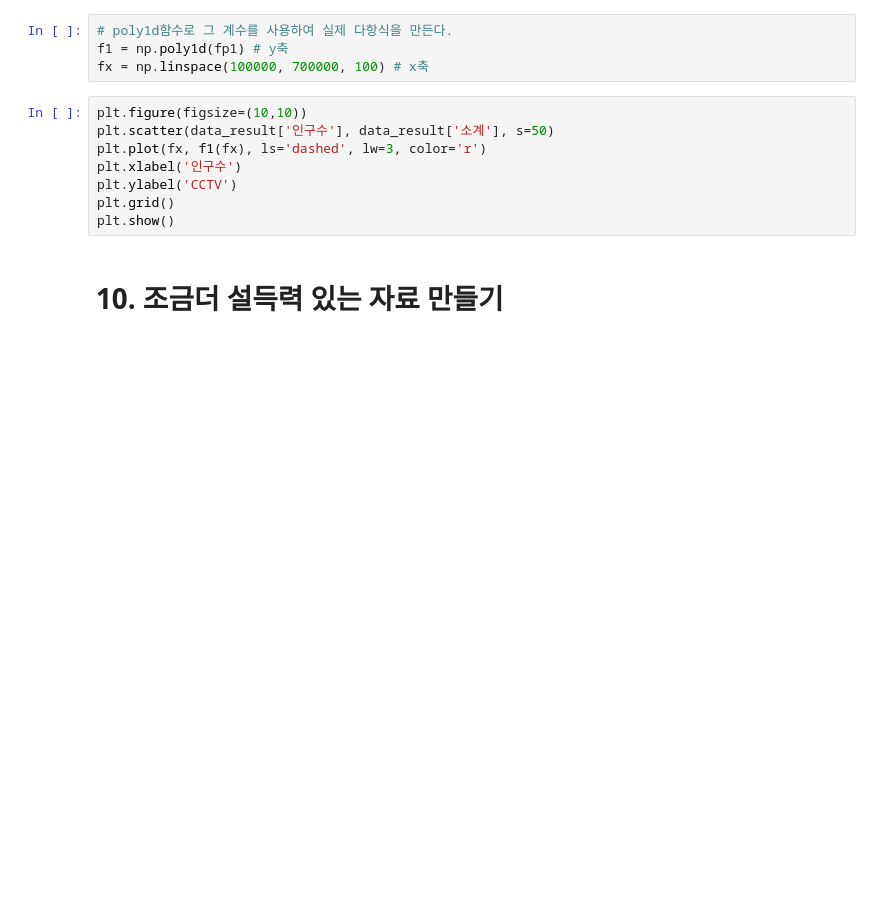
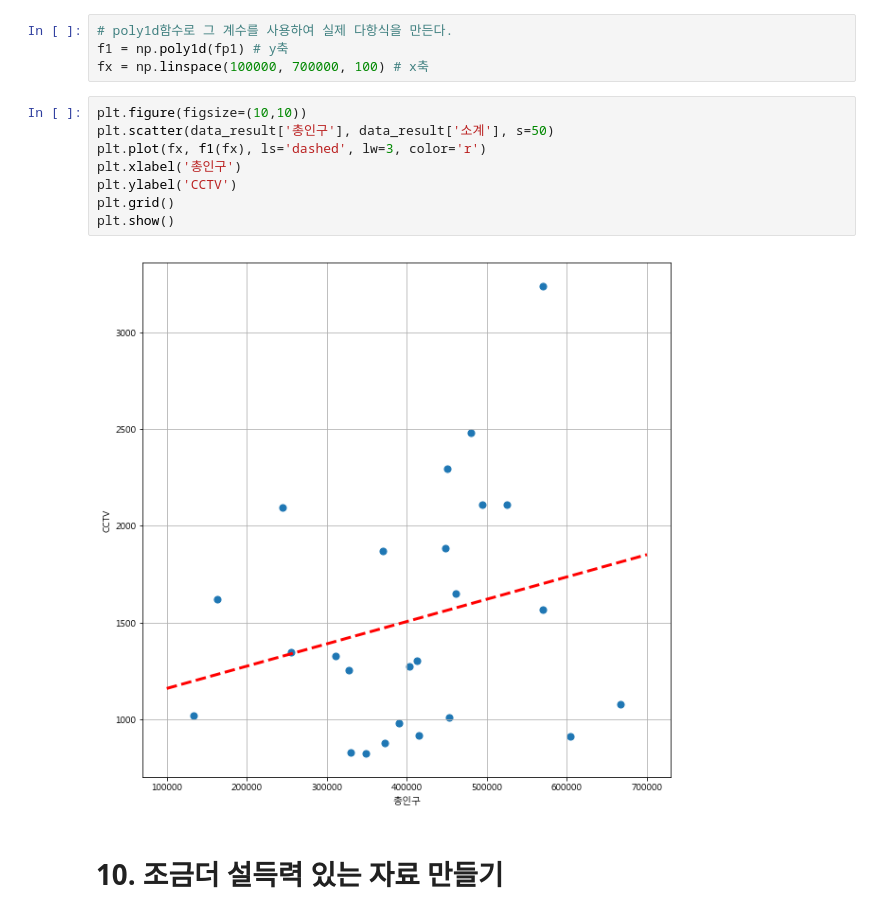
Before and after one commit to haewookjeong/MgtDatabase2018, a Jupyter notebook: 데이터분석1/데이터분석1_서울시 구별 CCTV 현황분석_Students.ipynb, the cells around one changed output. Cells and saved outputs as stored; diff of their text form; blank space fills up the shorter version.

```diff
--- a/데이터분석1/데이터분석1_서울시 구별 CCTV 현황분석_Students.ipynb
+++ b/데이터분석1/데이터분석1_서울시 구별 CCTV 현황분석_Students.ipynb
@@ -360,12 +775,14 @@ f1 = np.poly1d(fp1) # y축
 fx = np.linspace(100000, 700000, 100) # x축
 # %%
 plt.figure(figsize=(10,10))
-plt.scatter(data_result['인구수'], data_result['소계'], s=50)
+plt.scatter(data_result['총인구'], data_result['소계'], s=50)
 plt.plot(fx, f1(fx), ls='dashed', lw=3, color='r')
-plt.xlabel('인구수')
+plt.xlabel('총인구')
 plt.ylabel('CCTV')
 plt.grid()
 plt.show()
+# %% [output]
+[figure, added]
 # %% [markdown]
 # 10. 조금더 설득력 있는 자료 만들기
 # %%
```
Also changed, not shown: parts of 65 cells of this notebook, 2 other files.
